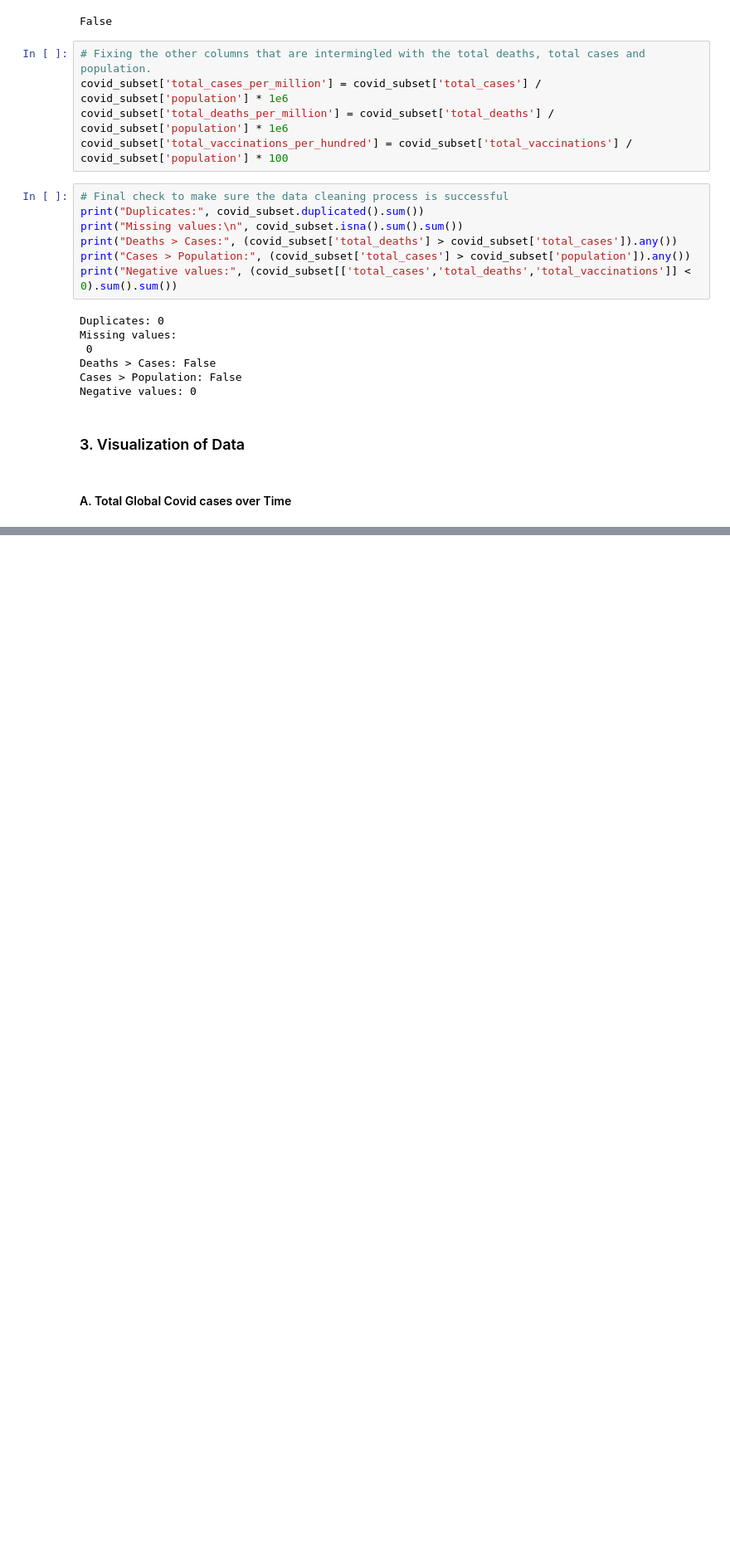
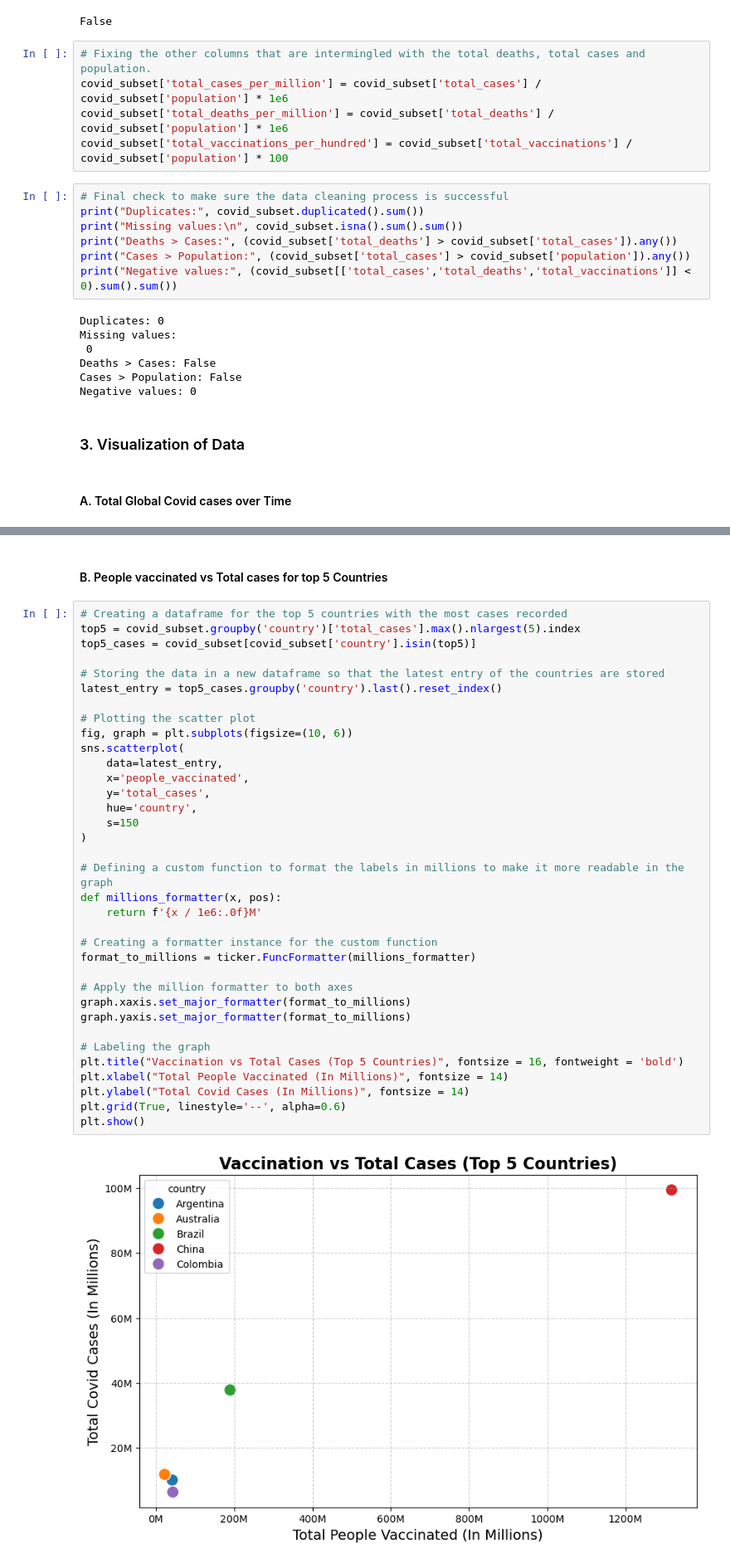
Before and after one commit to palden0929/covid19-data-analysis, a Jupyter notebook: Covid19_Trend_Analysis.ipynb, the cells around one changed output, grey strips where cells are left out. Shown: that part at 83% size. Drawn from its saved outputs; the diff is of its cells as text; blank space fills up the shorter version.

Commit message:
Visualization: Scatterplot for total people vaccinated vs total cases for top 5 countries

```diff
--- a/Covid19_Trend_Analysis.ipynb
+++ b/Covid19_Trend_Analysis.ipynb
@@ -347,3 +347,42 @@ plt.grid(True, linestyle='--', alpha=0.6)
 plt.show()
 # %% [output]
 [figure]
+# %% [markdown]
+#### B. People vaccinated vs Total cases for top 5 Countries
+# %%
+# Creating a dataframe for the top 5 countries with the most cases recorded
+top5 = covid_subset.groupby('country')['total_cases'].max().nlargest(5).index
+top5_cases = covid_subset[covid_subset['country'].isin(top5)]
+
+# Storing the data in a new dataframe so that the latest entry of the countries are stored
+latest_entry = top5_cases.groupby('country').last().reset_index()
+
+# Plotting the scatter plot
+fig, graph = plt.subplots(figsize=(10, 6))
+sns.scatterplot(
+    data=latest_entry,
+    x='people_vaccinated',
+    y='total_cases',
+    hue='country',
+    s=150
+)
+
+# Defining a custom function to format the labels in millions to make it more readable in the graph
+def millions_formatter(x, pos):
+    return f'{x / 1e6:.0f}M'
+
+# Creating a formatter instance for the custom function
+format_to_millions = ticker.FuncFormatter(millions_formatter)
+
+# Apply the million formatter to both axes
+graph.xaxis.set_major_formatter(format_to_millions)
+graph.yaxis.set_major_formatter(format_to_millions)
+
+# Labeling the graph
+plt.title("Vaccination vs Total Cases (Top 5 Countries)", fontsize = 16, fontweight = 'bold')
+plt.xlabel("Total People Vaccinated (In Millions)", fontsize = 14)
+plt.ylabel("Total Covid Cases (In Millions)", fontsize = 14)
+plt.grid(True, linestyle='--', alpha=0.6)
+plt.show()
+# %% [output]
+[figure, added]
```
Also changed, not shown: parts of 1 cell of this notebook.
